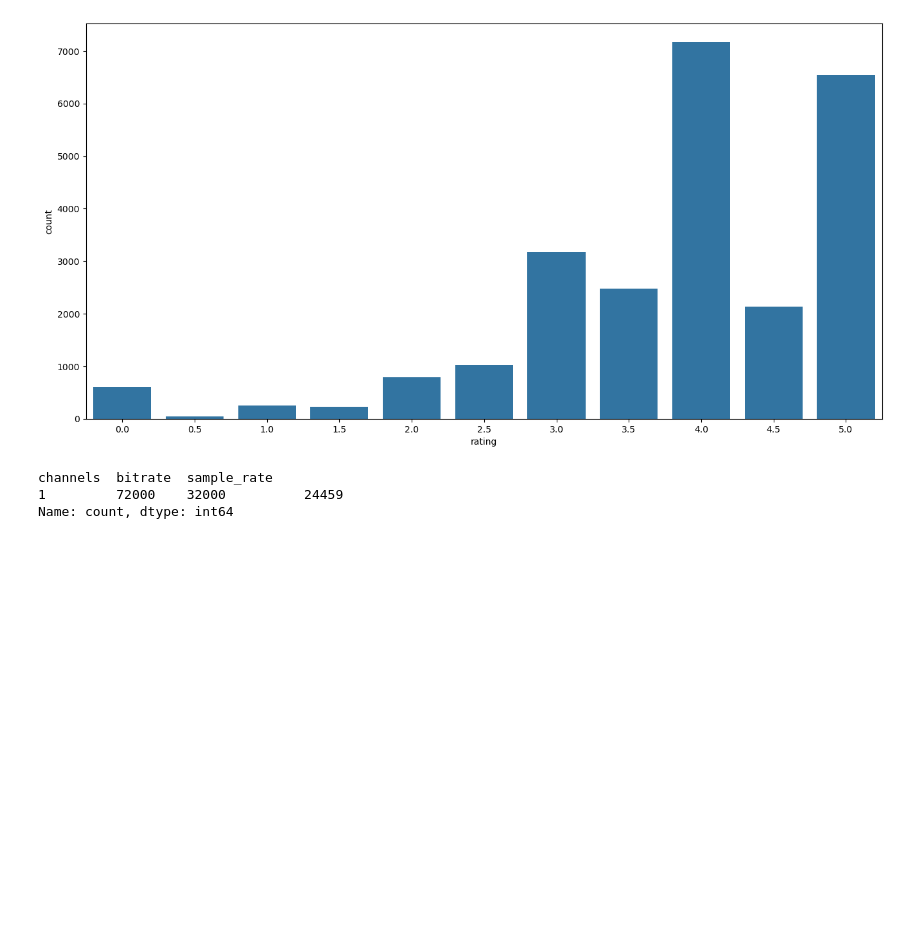
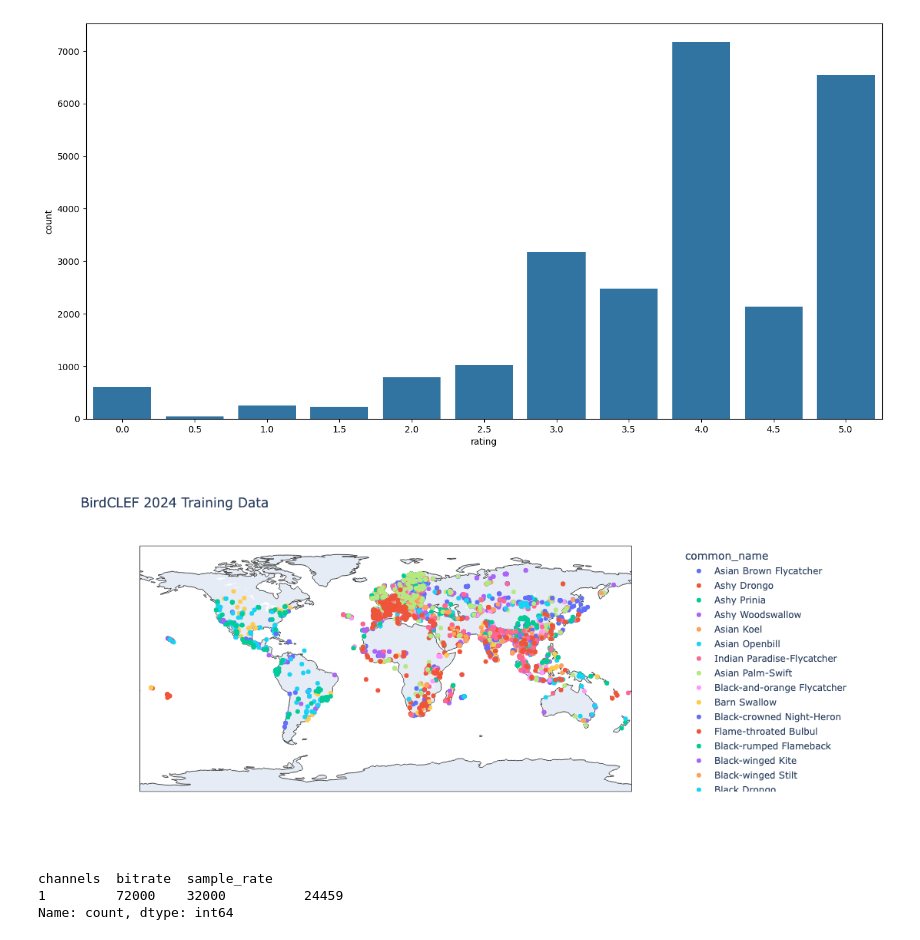
Before and after one commit to AmziJeffs/Erdos_birdCLEF, a Jupyter notebook: EDA/EDA.ipynb, the cells around one changed output. Saved outputs shown, nothing was run; the diff lists cells and outputs as text; code cells hidden in the pictures; blank space fills up the shorter version.

```diff
--- a/EDA/EDA.ipynb
+++ b/EDA/EDA.ipynb
@@ -36,14 +34,16 @@ There are 2953 recordings with rating at most 2.5
 # %%
 fig = px.scatter_geo(
     train,
     lat="latitude",
     lon="longitude",
     color="common_name",
     width=1_000,
     height=500,
-    title="BirdCLEF 2022 Training Data",
+    title="BirdCLEF 2024 Training Data",
 )
 fig.show()
+# %% [output]
+[figure, added]
 # %%
 # All our data is single channel, 72000 bitrate, 32000 sample rate. Very clean!
 train[["channels","bitrate", "sample_rate"]].value_counts()
```
Also changed, not shown: parts of 2 cells of this notebook.
